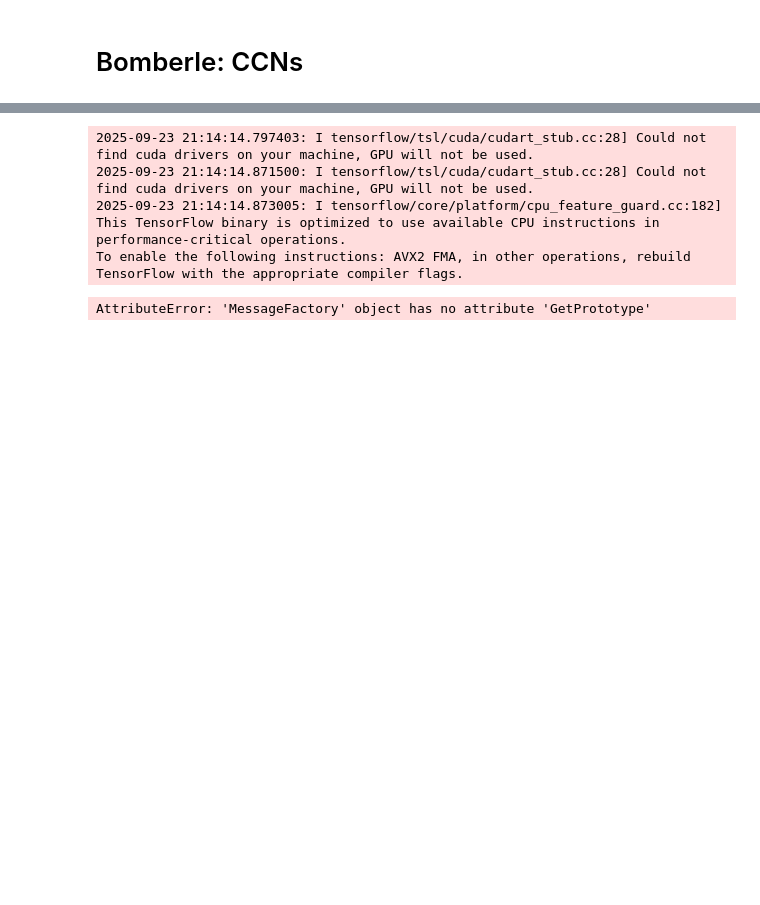
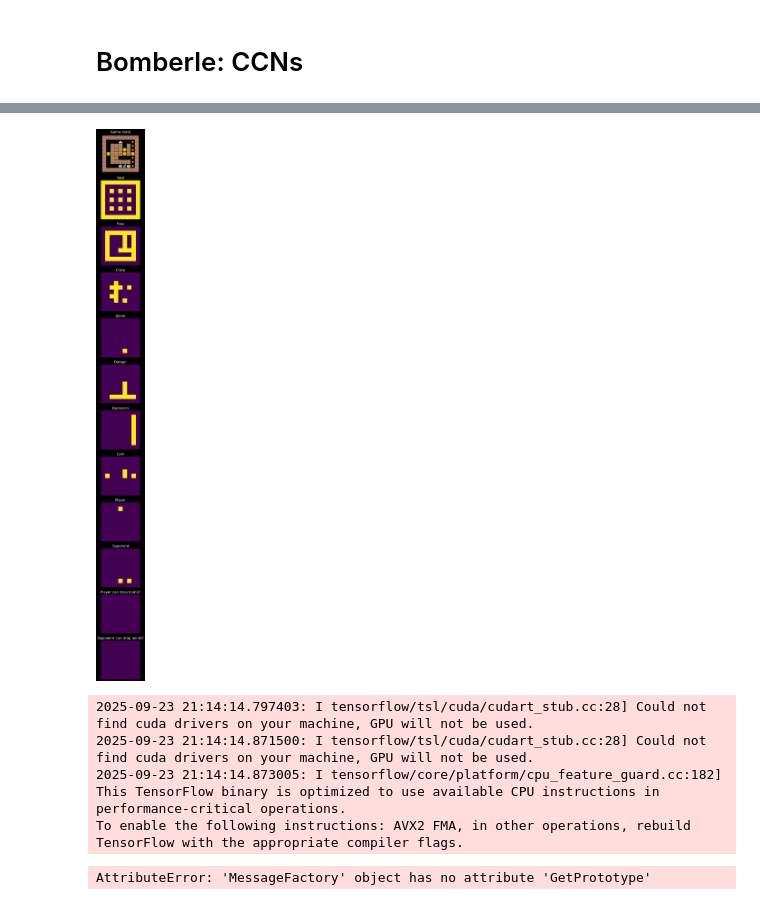
Before and after one commit to KunkelAlexander/bomberman_rl, a Jupyter notebook: post_2.ipynb, the cells around one changed output, grey strips where cells are left out. Cells and saved outputs as stored; diff of their text form; code cells hidden in the pictures; blank space fills up the shorter version.

```diff
--- a/post_2.ipynb
+++ b/post_2.ipynb
@@ -3,3 +89,76 @@
+# %%
+import os
+import pickle
+import numpy as np
+import matplotlib.pyplot as plt
+from PIL import Image
+from agent_code.user_agent.callbacks import state_to_cnn_features
+
+# Paths
+run_folder = "agent_code/user_agent/snapshots/20250927_180621/"
+feature_file = os.path.join(run_folder, "features_00014.npy")
+screenshot_file = os.path.join(run_folder, "screenshot_00014.png")
+state_file = os.path.join(run_folder, "state_00014.pkl")
+
+# Crop box (left, top, right_offset, bottom_offset)
+CROP_BOX = (155, 155, -555, -155)
+
+# --- Load data ---
+features = np.load(feature_file)  # shape (9, 9, num_channels)
+with open(state_file, "rb") as f:
+    game_state = pickle.load(f)
+
+# Load and crop screenshot
+img = Image.open(screenshot_file)
+width, height = img.size
+left, top = CROP_BOX[0], CROP_BOX[1]
+right, bottom = width + CROP_BOX[2], height + CROP_BOX[3]
+cropped = img.crop((left, top, right, bottom))
+
+# --- Build CNN features from game_state (if needed) ---
+cnn_features = features
+# cnn_features = state_to_cnn_features(game_state)  # optional recompute
+
+channel_names = [
+    "Wall", "Free", "Crate",
+    "Bomb", "Danger", "Explosion",
+    "Coin", "Player", "Opponent",
+    "Player can drop bomb?", "Opponent can drop bomb?"
+]
+
+num_channels = cnn_features.shape[-1]
+
+
+cols = 1
+rows = 12   # total grid size: 4×3 (12 slots)
+
+fig, axes = plt.subplots(rows, cols, figsize=(3*cols, 3*rows))
+plt.subplots_adjust(wspace=0.0, hspace=0.0)  # smaller numbers = less spacing
+axes = axes.flatten()
+
+# First subplot: screenshot
+axes[0].imshow(cropped)
+axes[0].axis("off")
+axes[0].set_title("Game state")
+
+# Channel feature maps in the remaining slots
+for i in range(num_channels):
+    if i+1 >= len(axes):
+        break  # safety in case num_channels > grid slots
+    ax = axes[i+1]
+    ax.imshow(cnn_features[:, :, i].T, cmap="viridis", interpolation="nearest")
+    ax.set_title(channel_names[i])
+    ax.axis("off")
+
+# Hide unused subplots (if fewer channels than grid slots)
+for j in range(num_channels+1, len(axes)):
+    axes[j].axis("off")
+
+plt.tight_layout()
+plt.savefig("figures/14_cnn_feature_channels.png")
+plt.show()
+# %% [output]
+[figure, added]
 # %%
 import os
 import pickle
```
Also changed, not shown: parts of 5 cells of this notebook, 54 other files.
